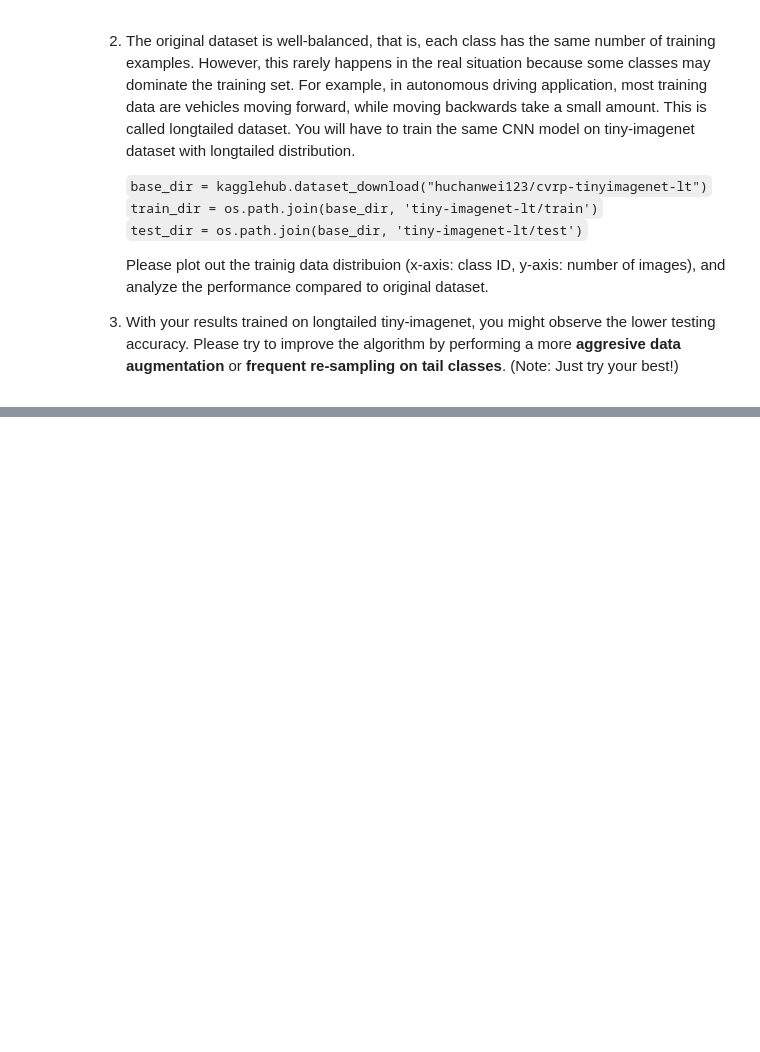
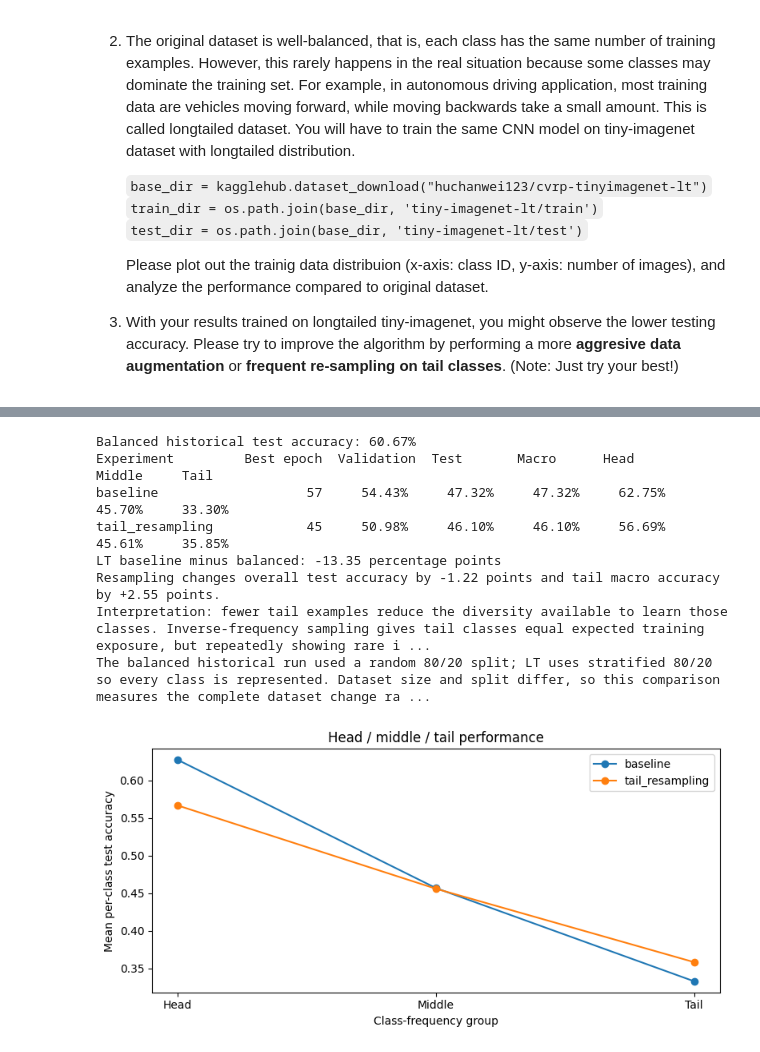
Before and after one commit to Sam-0505/assignment_1, a Jupyter notebook: AI4CV_hw1_part1.ipynb, the cells around one changed output, grey strips where cells are left out. Cells and saved outputs as stored; diff of their text form; code cells hidden in the pictures; blank space fills up the shorter version.

```diff
--- a/AI4CV_hw1_part1.ipynb
+++ b/AI4CV_hw1_part1.ipynb
@@ -660,0 +828,52 @@ plt.show()
+# %%
+balanced_reference_model = yourCNN(num_classes=num_classes).to(device)
+balanced_checkpoint = torch.load(
+    "cnn_resnet_wide_ls_mixup_cutmix_best_weights.pth", map_location=device)
+balanced_reference_model.load_state_dict(balanced_checkpoint["model_state_dict"])
+balanced_predictions, balanced_labels = get_predictions(balanced_reference_model, test_loader)
+balanced_test_accuracy = float((balanced_predictions == balanced_labels).mean())
+print(f"Balanced historical test accuracy: {balanced_test_accuracy:.2%}")
+print("Experiment         Best epoch  Validation  Test       Macro      Head       Middle     Tail")
+for name, metrics in lt_results.items():
+    print(f"{name:18} {metrics['best_epoch']:10d} "
+          f"{metrics['best_val_accuracy']:10.2%} {metrics['test_accuracy']:10.2%} "
+          f"{metrics['macro_accuracy']:10.2%} {metrics['head_accuracy']:10.2%} "
+          f"{metrics['middle_accuracy']:10.2%} {metrics['tail_accuracy']:10.2%}")
+baseline = lt_results["baseline"]
+resampled = lt_results["tail_resampling"]
+print(f"LT baseline minus balanced: "
+      f"{100 * (baseline['test_accuracy'] - balanced_test_accuracy):+.2f} percentage points")
+print(f"Resampling changes overall test accuracy by "
+      f"{100 * (resampled['test_accuracy'] - baseline['test_accuracy']):+.2f} points "
+      f"and tail macro accuracy by "
+      f"{100 * (resampled['tail_macro_accuracy'] - baseline['tail_macro_accuracy']):+.2f} points.")
+print("Interpretation: fewer tail examples reduce the diversity available to learn those classes. "
+      "Inverse-frequency sampling gives tail classes equal expected training exposure, "
+      "but repeatedly showing rare images can also increase overfitting. The measured "
+      "overall and tail changes above determine whether it helped in this run.")
+print("The balanced historical run used a random 80/20 split; LT uses stratified 80/20 "
+      "so every class is represented. Dataset size and split differ, so this comparison "
+      "measures the complete dataset change rather than isolating imbalance alone.")
+plt.figure(figsize=(8, 4))
+for name, metrics in lt_results.items():
+    plt.plot(["Head", "Middle", "Tail"],
+             [metrics[group + "_macro_accuracy"] for group in ("head", "middle", "tail")],
+             marker="o", label=name)
+plt.xlabel("Class-frequency group")
+plt.ylabel("Mean per-class test accuracy")
+plt.title("Head / middle / tail performance")
+plt.legend()
+plt.tight_layout()
+plt.savefig("part1_lt_group_comparison.png", dpi=150)
+plt.show()
+del balanced_reference_model
+# %% [output]
+Balanced historical test accuracy: 60.67%
+Experiment         Best epoch  Validation  Test       Macro      Head       Middle     Tail
+baseline                   57     54.43%     47.32%     47.32%     62.75%     45.70%     33.30%
+tail_resampling            45     50.98%     46.10%     46.10%     56.69%     45.61%     35.85%
+LT baseline minus balanced: -13.35 percentage points
+Resampling changes overall test accuracy by -1.22 points and tail macro accuracy by +2.55 points.
+Interpretation: fewer tail examples reduce the diversity available to learn those classes. Inverse-frequency sampling gives tail classes equal expected training exposure, but repeatedly showing rare i ...
+The balanced historical run used a random 80/20 split; LT uses stratified 80/20 so every class is represented. Dataset size and split differ, so this comparison measures the complete dataset change ra ...
+[figure, added]
```
Also changed, not shown: parts of 4 cells of this notebook, 1 other file.
